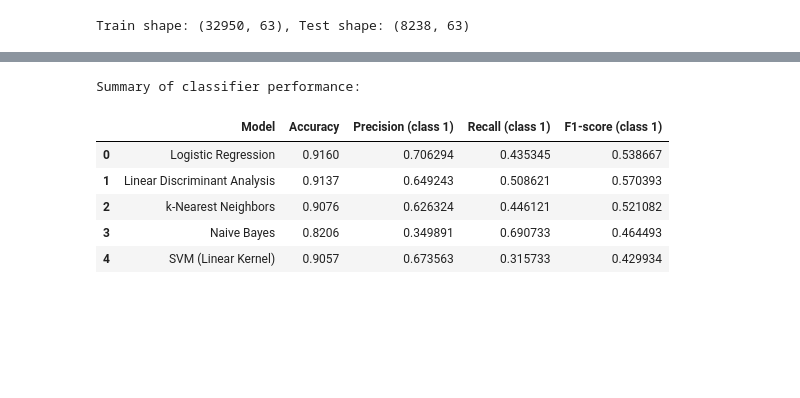
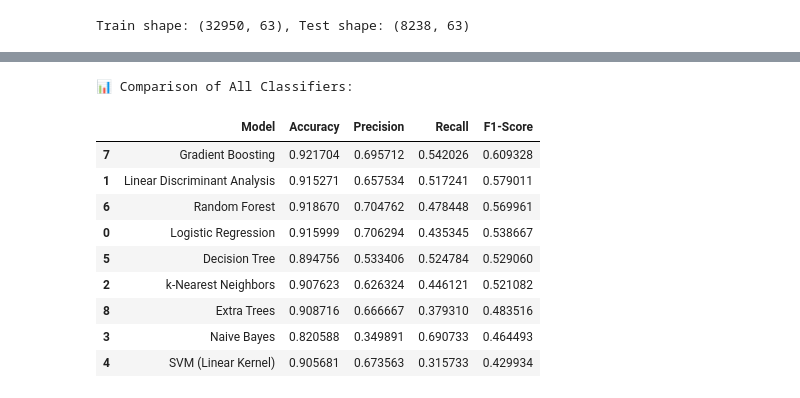
Before and after one commit to Nimakalhori/-bank-marketing-classification, a Jupyter notebook: notebooks/02_model_training_and_evaluation.ipynb, the cells around one changed output, grey strips where cells are left out. Drawn from its saved outputs; the diff is of its cells as text; code cells hidden in the pictures; blank space fills up the shorter version.

```diff
--- a/notebooks/02_model_training_and_evaluation.ipynb
+++ b/notebooks/02_model_training_and_evaluation.ipynb
@@ -25,12 +29,20 @@ print(f"Train shape: {X_train.shape}, Test shape: {X_test.shape}")
 # %% [output]
 Train shape: (32950, 63), Test shape: (8238, 63)
 # %%
-# Cell 3: Define baseline classifiers
-classifiers = {
+# Cell 3: Initialize classifiers
+models = {
     'Logistic Regression': LogisticRegression(max_iter=1000),
-    'Linear Discriminant Analysis': LinearDiscriminantAnalysis(),
+    'Linear Discriminant Analysis': LinearDiscriminantAnalysis(solver='lsqr', shrinkage='auto'),
     'k-Nearest Neighbors': KNeighborsClassifier(),
     'Naive Bayes': GaussianNB(),
     'SVM (Linear Kernel)': SVC(kernel='linear', probability=True)
 }
+
+# Add additional tree-based models
+models.update({
+    'Decision Tree': DecisionTreeClassifier(random_state=42),
+    'Random Forest': RandomForestClassifier(n_estimators=100, random_state=42),
+    'Gradient Boosting': GradientBoostingClassifier(n_estimators=100, random_state=42),
+    'Extra Trees': ExtraTreesClassifier(n_estimators=100, random_state=42)
+})
 # %%
@@ -124,16 +146,22 @@ weighted avg       0.89      0.91      0.89      8238
 # %%
-# Cell 5: Create summary results DataFrame
-results_df = pd.DataFrame(results)
-print("\nSummary of classifier performance:")
-display(results_df)
+# Create comparison table
+comparison_df = pd.DataFrame(metrics, columns=['Model', 'Accuracy', 'Precision', 'Recall', 'F1-Score'])
+comparison_df.sort_values(by='F1-Score', ascending=False, inplace=True)
+
+print("\n📊 Comparison of All Classifiers:")
+display(comparison_df)
 # %% [output]
-Summary of classifier performance:
+📊 Comparison of All Classifiers:
-|  | Model | Accuracy | Precision (class 1) | Recall (class 1) | F1-score (class 1) |
-| 0 | Logistic Regression | 0.9160 | 0.706294 | 0.435345 | 0.538667 |
-| 1 | Linear Discriminant Analysis | 0.9137 | 0.649243 | 0.508621 | 0.570393 |
-| 2 | k-Nearest Neighbors | 0.9076 | 0.626324 | 0.446121 | 0.521082 |
-| 3 | Naive Bayes | 0.8206 | 0.349891 | 0.690733 | 0.464493 |
-| 4 | SVM (Linear Kernel) | 0.9057 | 0.673563 | 0.315733 | 0.429934 |
+|  | Model | Accuracy | Precision | Recall | F1-Score |
+| 7 | Gradient Boosting | 0.921704 | 0.695712 | 0.542026 | 0.609328 |
+| 1 | Linear Discriminant Analysis | 0.915271 | 0.657534 | 0.517241 | 0.579011 |
+| 6 | Random Forest | 0.918670 | 0.704762 | 0.478448 | 0.569961 |
+| 0 | Logistic Regression | 0.915999 | 0.706294 | 0.435345 | 0.538667 |
+| 5 | Decision Tree | 0.894756 | 0.533406 | 0.524784 | 0.529060 |
+| 2 | k-Nearest Neighbors | 0.907623 | 0.626324 | 0.446121 | 0.521082 |
+| 8 | Extra Trees | 0.908716 | 0.666667 | 0.379310 | 0.483516 |
+| 3 | Naive Bayes | 0.820588 | 0.349891 | 0.690733 | 0.464493 |
+| 4 | SVM (Linear Kernel) | 0.905681 | 0.673563 | 0.315733 | 0.429934 |
 # %%
 #Cell 6: 🔬 McNemar’s Test (With p-values)
 '''Compares all classifier pairs to determine if their performance is statistically significantly different.
```
Also changed, not shown: parts of 4 cells of this notebook.
